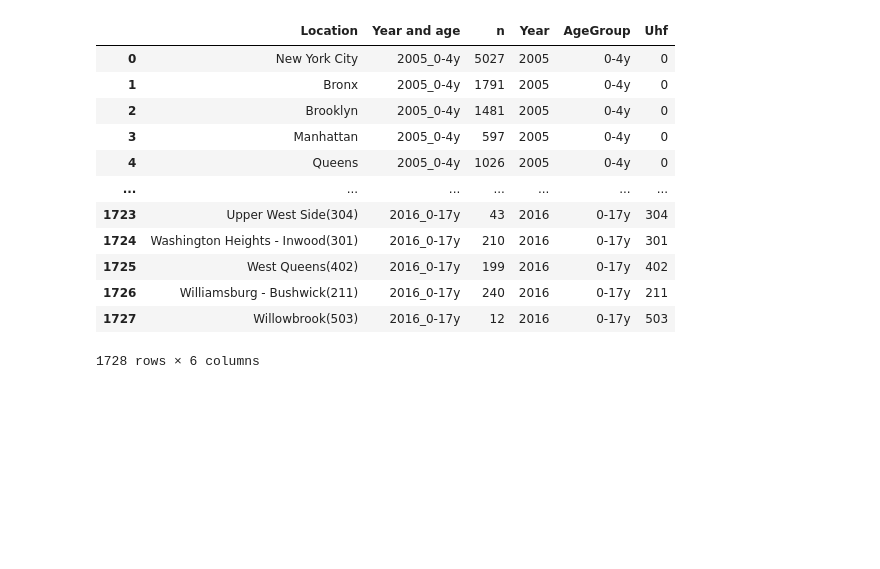
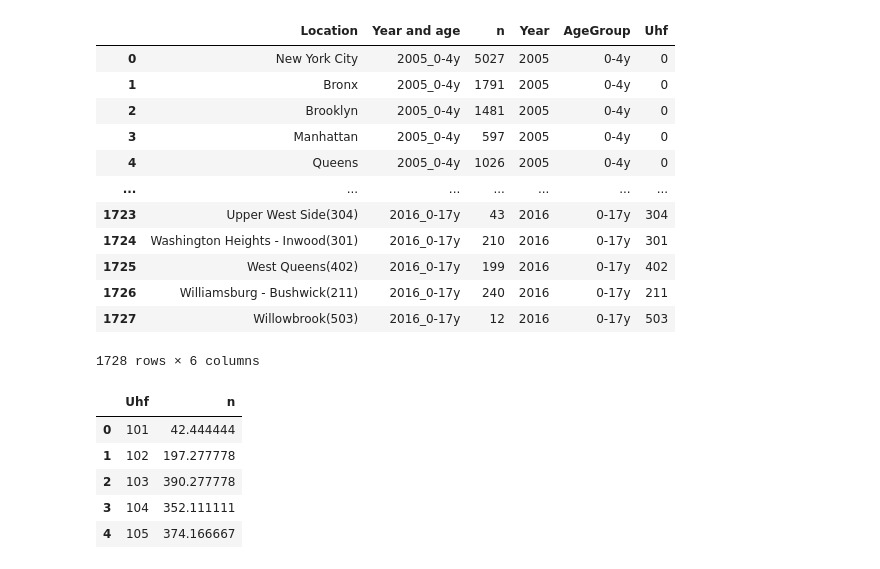
Before and after one commit to RasmusJuul/Social-Data, a Jupyter notebook: Olivers misc/data_import.ipynb, the cells around one changed output. Drawn from its saved outputs; the diff is of its cells as text; code cells hidden in the pictures; blank space fills up the shorter version.

```diff
--- a/Olivers misc/data_import.ipynb
+++ b/Olivers misc/data_import.ipynb
@@ -487,3 +491,14 @@ dtype: object
 | 1726 | Williamsburg - Bushwick(211) | 2016_0-17y | 240 | 2016 | 0-17y | 211 |
 | 1727 | Willowbrook(503) | 2016_0-17y | 12 | 2016 | 0-17y | 503 |
 1728 rows × 6 columns
+# %%
+df_hosp2_melted_mean = df_hosp2_melted[["Uhf","n"]].groupby("Uhf", as_index=0).mean()
+df_hosp2_melted = df_hosp2_melted[df_hosp2_melted.Uhf != 0]
+df_hosp2_melted_mean.head()
+# %% [output]
+|  | Uhf | n |
+| 0 | 101 | 42.444444 |
+| 1 | 102 | 197.277778 |
+| 2 | 103 | 390.277778 |
+| 3 | 104 | 352.111111 |
+| 4 | 105 | 374.166667 |
```
Also changed, not shown: parts of 5 cells of this notebook.
